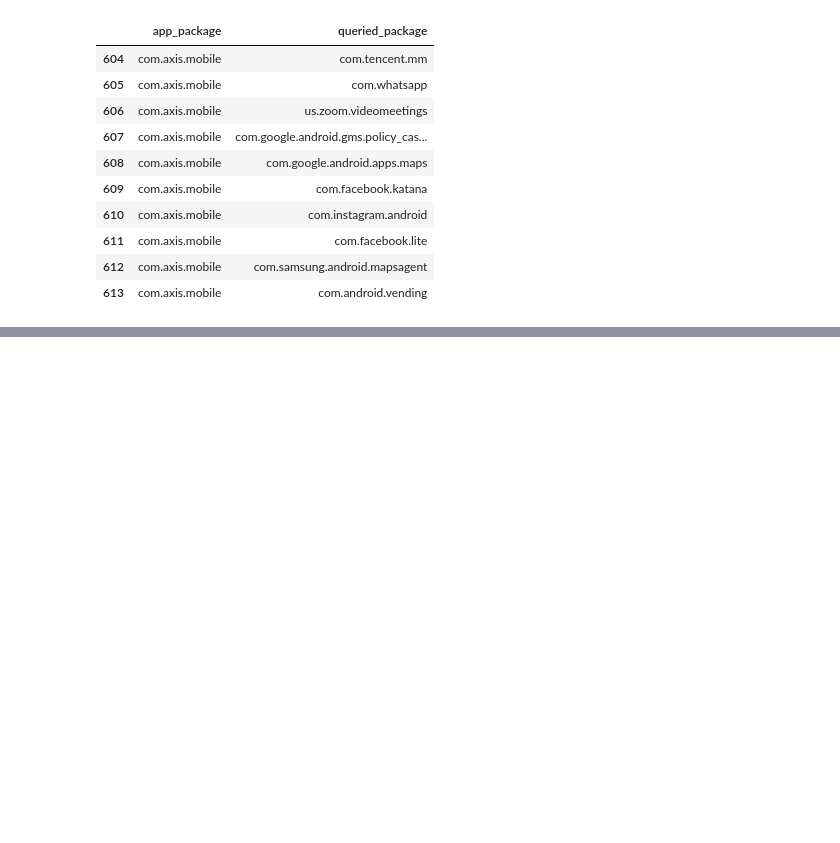
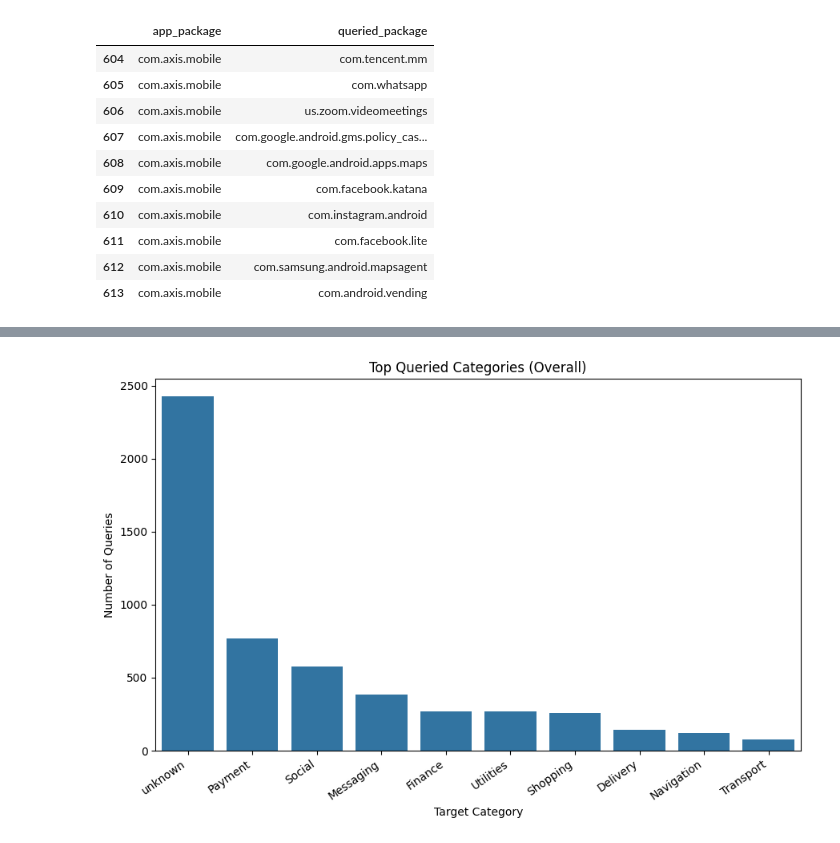
Before and after one commit to ShashStudios/AppDataAnalysis, a Jupyter notebook: manifest_analysis.ipynb, the cells around one changed output, grey strips where cells are left out. Drawn from its saved outputs; the diff is of its cells as text; code cells hidden in the pictures; blank space fills up the shorter version.

Commit message:
made data pipeline

```diff
--- a/manifest_analysis.ipynb
+++ b/manifest_analysis.ipynb
@@ -104,52 +139,82 @@ import pandas as pd
 import matplotlib.pyplot as plt
 import seaborn as sns
 from pathlib import Path
-import ace_tools as tools
+from IPython.display import display  # <— built-in in every notebook
 
-# Paths
+# ------------------------------------------------------------------
+# 1. Load the two CSVs (assumes they’re in the same folder as notebook)
+# ------------------------------------------------------------------
 rel_path = Path("app_query_relationships.csv")
 cat_path = Path("app_categories.csv")
 
-# Load data
 rel_df = pd.read_csv(rel_path)
 cat_df = pd.read_csv(cat_path)
 
-# Map package -> category and subcategory
+# ------------------------------------------------------------------
+# 2. Merge source/target categories
+# ------------------------------------------------------------------
 cat_map = cat_df.set_index("package")[["category", "subcategory"]]
-rel_df = rel_df.merge(cat_map, left_on="app_package", right_index=True, how="left", suffixes=("", "_source"))
-rel_df = rel_df.merge(cat_map, left_on="queried_package", right_index=True, how="left", suffixes=("", "_target"))
 
-# Rename for clarity
-rel_df.rename(columns={"category": "source_category",
-                       "subcategory": "source_subcategory",
-                       "category_target": "target_category",
-                       "subcategory_target": "target_subcategory"}, inplace=True)
+rel_df = rel_df.merge(
+    cat_map, left_on="app_package", right_index=True, how="left", suffixes=("", "_src")
+)
+rel_df = rel_df.merge(
+    cat_map, left_on="queried_package", right_index=True, how="left", suffixes=("", "_tgt")
+)
 
-# Fill missing with 'unknown'
-rel_df[["source_category", "source_subcategory", "target_category", "target_subcategory"]] = rel_df[
-    ["source_category", "source_subcategory", "target_category", "target_subcategory"]
-].fillna("unknown")
+rel_df.rename(
+    columns={
+        "category": "source_category",
+        "subcategory": "source_subcategory",
+        "category_tgt": "target_category",
+        "subcategory_tgt": "target_subcategory",
+    },
+    inplace=True,
+)
 
-# ============== INSIGHT 1: Category → Category matrix (% of queries) ==============
-cat_matrix = rel_df.groupby(["source_category", "target_category"]).size().unstack(fill_value=0)
-cat_pct = cat_matrix.div(cat_matrix.sum(axis=1), axis=0) * 100
-cat_pct_rounded = cat_pct.round(1)
+rel_df[["source_category", "source_subcategory",
+        "target_category", "target_subcategory"]] = (
+    rel_df[["source_category", "source_subcategory",
+            "target_category", "target_subcategory"]].fillna("unknown")
+)
 
-# Display matrix to user
-tools.display_dataframe_to_user("Category_to_Category_%", cat_pct_rounded)
+# ------------------------------------------------------------------
+# 3-A. Insight 1 — Category → Category % matrix
+# ------------------------------------------------------------------
+cat_matrix = (
+    rel_df.groupby(["source_category", "target_category"])
+          .size()
+          .unstack(fill_value=0)
+)
+cat_pct = (cat_matrix.div(cat_matrix.sum(axis=1), axis=0) * 100).round(1)
 
-# ============== INSIGHT 2: Top querying apps ==============
-top_query_apps = rel_df.groupby("app_package").size().sort_values(ascending=False).head(20)
-top_query_apps_df = top_query_apps.reset_index().rename(columns={0: "num_queries"})
-tools.display_dataframe_to_user("Top_20_Querying_Apps", top_query_apps_df)
+print("=== Category ➜ Category (% of queries) ===")
+display(cat_pct)
 
-# ============== INSIGHT 3: Bar chart of target categories overall ==============
+# ------------------------------------------------------------------
+# 3-B. Insight 2 — Top 20 querying apps
+# ------------------------------------------------------------------
+top_apps = (
+    rel_df.groupby("app_package").size()
+          .sort_values(ascending=False)
+          .head(20)
+          .reset_index(name="num_queries")
+)
+
+print("\n=== Top 20 apps that query the most other apps ===")
+display(top_apps)
+
+# ------------------------------------------------------------------
+# 3-C. Insight 3 — Bar chart of most-queried target categories
+# ------------------------------------------------------------------
 target_counts = rel_df["target_category"].value_counts().head(10)
-plt.figure(figsize=(8,6))
-target_counts.plot(kind='bar')
-plt.title("Top Queried Categories (overall)")
-plt.ylabel("Number of queries")
+
+plt.figure(figsize=(9, 6))
+sns.barplot(x=target_counts.index, y=target_counts.values)
+plt.title("Top Queried Categories (Overall)")
+plt.ylabel("Number of Queries")
 plt.xlabel("Target Category")
+plt.xticks(rotation=35, ha="right")
 plt.tight_layout()
 plt.show()
 # %% [output]
@@ -156,0 +252 @@ ModuleNotFoundError: No module named 'ace_tools'
+[figure, added]
```
Also changed, not shown: parts of 4 cells of this notebook, 1 other file.
